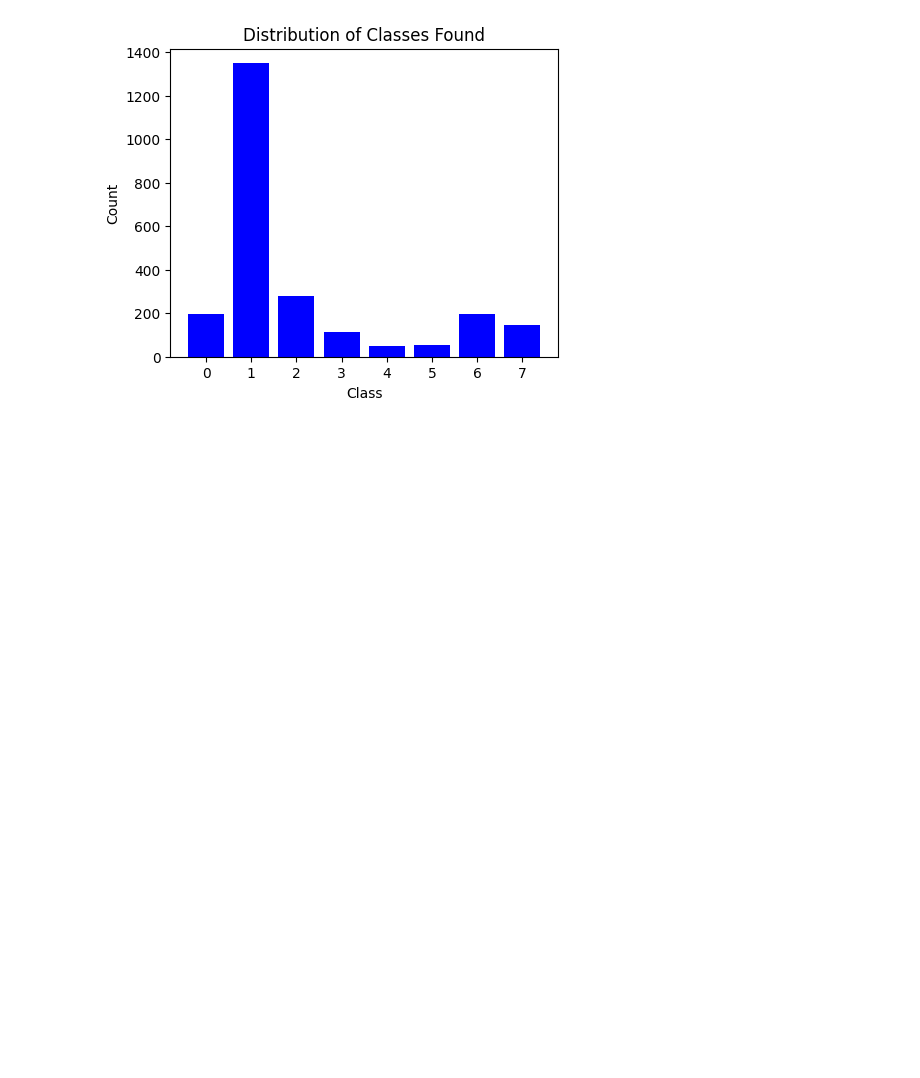
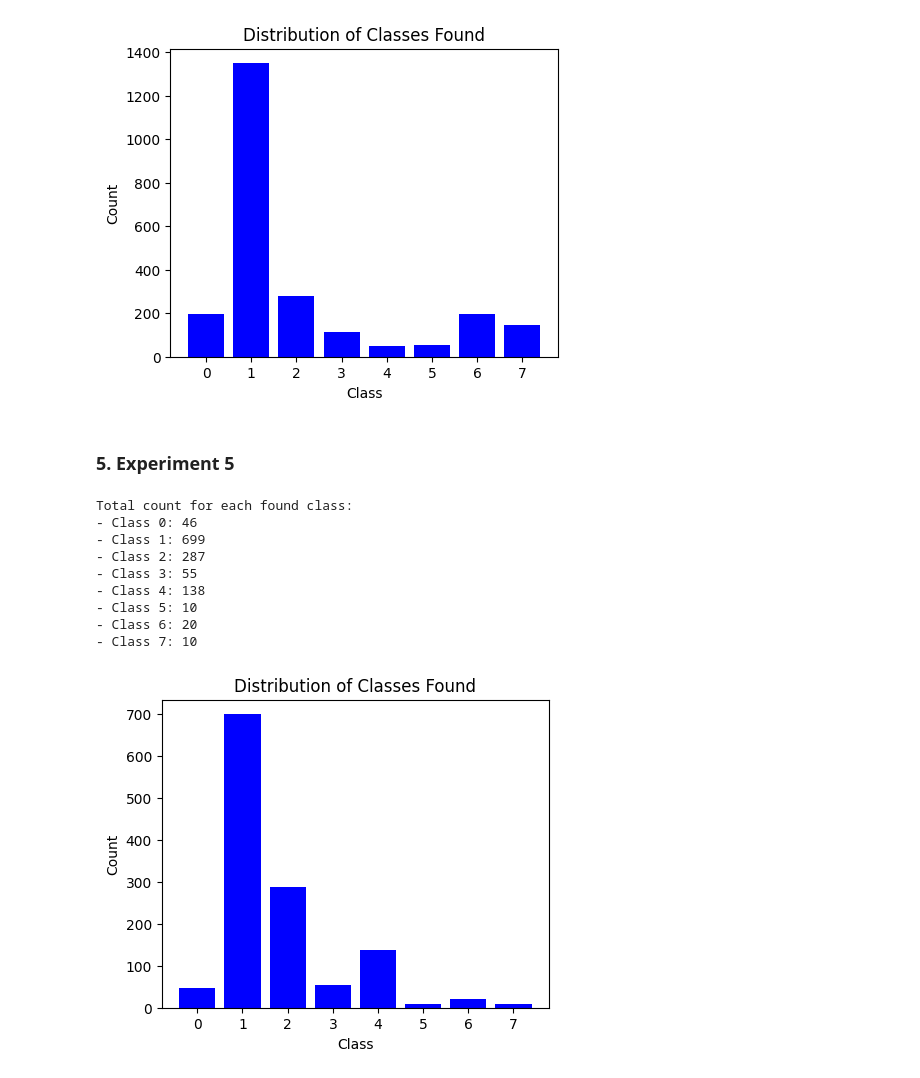
Before and after one commit to agiftsanyazhar/Proyek-Akhir-D4-PENS-Garbage-YOLO-New, a Jupyter notebook: Check Class Distribution Plot.ipynb, the cells around one changed output. Drawn from its saved outputs; the diff is of its cells as text; code cells hidden in the pictures; blank space fills up the shorter version.

```diff
--- a/Check Class Distribution Plot.ipynb
+++ b/Check Class Distribution Plot.ipynb
@@ -221,3 +221,60 @@ Total count for each found class:
 - Class 6: 198
 - Class 7: 148
 [figure]
+# %% [markdown]
+### 5. Experiment 5
+# %%
+# Define the directories
+directories = ["test", "train", "val"]
+
+# Initialize a dictionary to store class counts
+class_counts = defaultdict(int)
+
+# Loop through each directory
+for directory in directories:
+    # Path to the label .txt files
+    label_dir = os.path.join("dataset", "labels", directory)
+
+    # Get all .txt files in the directory
+    txt_files = glob.glob(os.path.join(label_dir, "*.txt"))
+
+    # Loop through each .txt file
+    for txt_file in txt_files:
+        with open(txt_file, "r") as file:
+            # Read each line in the .txt file
+            lines = file.readlines()
+
+            # Count the unique classes in each line
+            for line in lines:
+                class_num = int(
+                    line.split()[0]
+                )  # Get the first number which represents the class
+                class_counts[class_num] += 1
+
+# Display the total counts for each found class, sorted by class number
+print("Total count for each found class:")
+for class_num in sorted(class_counts.keys()):
+    print(f"- Class {class_num}: {class_counts[class_num]}")
+
+# Plotting the class distribution
+classes = list(class_counts.keys())
+counts = list(class_counts.values())
+
+plt.figure(figsize=(5, 4))
+plt.bar(classes, counts, color="blue")
+plt.title("Distribution of Classes Found")
+plt.xlabel("Class")
+plt.ylabel("Count")
+plt.xticks(classes)
+plt.show()
+# %% [output]
+Total count for each found class:
+- Class 0: 46
+- Class 1: 699
+- Class 2: 287
+- Class 3: 55
+- Class 4: 138
+- Class 5: 10
+- Class 6: 20
+- Class 7: 10
+[figure, added]
```
Also changed, not shown: 6 other files.
